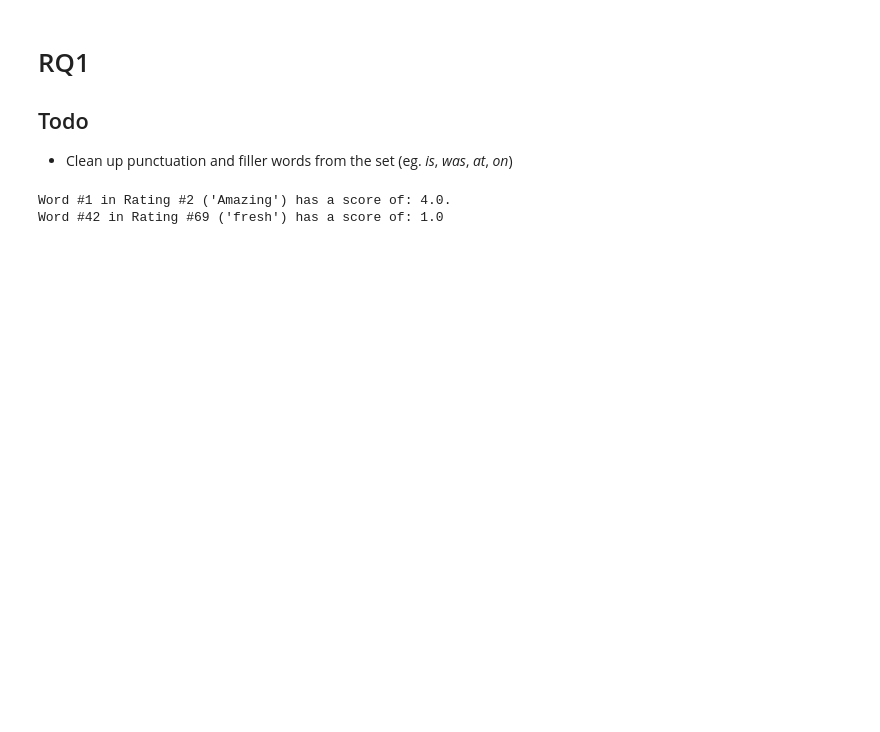
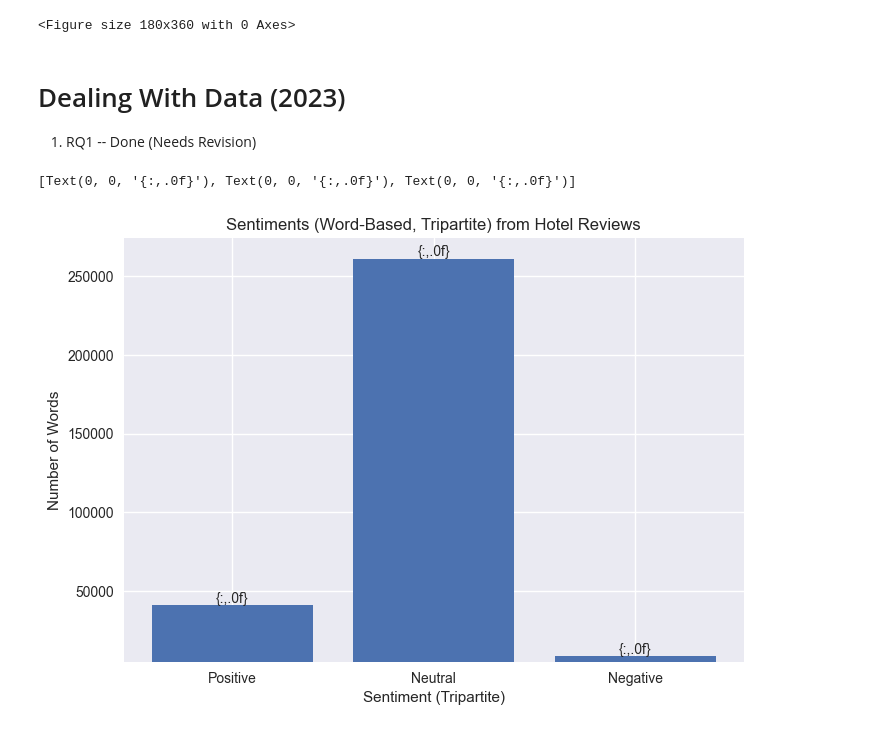
Before and after one commit to jiyometrik/pw23, a Jupyter notebook: main.ipynb, the cells around one changed output. Cells and saved outputs as stored; diff of their text form; code cells hidden in the pictures; blank space fills up the shorter version.

```diff
--- a/main.ipynb
+++ b/main.ipynb
@@ -1,41 +1,71 @@
-# %% [markdown]
-# RQ1
-
-## Todo
-- Clean up punctuation and filler words from the set (eg. _is_, _was_, _at_, _on_)
+# %%
+import pandas as pd
+import nltk as nt
+from afinn import Afinn
+import matplotlib.pyplot as plt
+
+# TODO: uncomment the following two lines for the first time you run this program!
+# nt.download('punkt')
+# nt.download('stopwords')
+
+# matplotlib things
+plt.figure(figsize=(3,6), dpi=60)
+plt.style.use('seaborn')
+# %% [output]
+<Figure size 180x360 with 0 Axes>
+# %%
+def pos(a): return a > 0.0
+def neg(a): return a < 0.0
+def neut(a): return a == 0.0
+# %% [markdown]
+# Dealing With Data (2023)
+1. RQ1 -- Done (Needs Revision)
 # %%
-import pandas as pd
-import nltk as nt
-from afinn import Afinn
-# nt.download('punkt') # uncomment this every time you run this program!
+# define some stopwords
+stop = nt.corpus.stopwords.words('english')
+for i in '$-@_.&+#!*\\(),\'"?:%':
+	stop.append(i)
 
 # read the data
 rdata = pd.read_csv('Datafiniti_Hotel_Reviews.csv', header=0, sep=',', on_bad_lines='skip')
 
 # extract the title and body text of each review into a large list
 rtext, rtitle = rdata['reviews.text'].astype(str), rdata['reviews.title'].astype(str)
 
 # remove "... More" from reviews (if it exists)
 # suubstitute every instance of "... More" with an empty string
-rtext = rtext.str.replace('((Bad|Good):)|\.\.\. More', '', regex=True)
+rtext = rtext.str.replace('((Bad|Good):)|(\\.\\.\\. More)', '', regex=True)
 
-# tokenise
-rtext_tk = rtext.apply(nt.word_tokenize)
+# tokenise, remove stop words and puncutation
+rtext_tk = (rtext.apply(nt.word_tokenize)).apply(lambda x: [wd for wd in x if wd.lower() not in stop])
 
 # create a giant array for sentiments
 rtext_stm = []
 
 afn = Afinn() # initialise an afinn instance
 
 # loop through the tokenised list and assign each word a score
 for rtk in rtext_tk:
 	sentiments = [afn.score(r) for r in rtk]
-	# print(sentiments)
 	rtext_stm.append(sentiments)
 
-# testing
-print(f"Word #1 in Rating #2 ('{rtext_tk[1][0]}') has a score of: {rtext_stm[1][0]}.")
-print(f"Word #42 in Rating #69 ('{rtext_tk[68][41]}') has a score of: {rtext_stm[68][41]}")
+# get sentiment data in one big list
+rtext_stm_flat = [i for sublist in rtext_stm for i in sublist]
+
+# filter the sentiment data
+stm_pos, stm_neut, stm_neg = list(filter(pos, rtext_stm_flat)), list(filter(neut, rtext_stm_flat)), list(filter(neg, rtext_stm_flat))
+stm_cat = ['Positive', 'Neutral', 'Negative']
+stm_totals = [len(stm_pos), len(stm_neut), len(stm_neg)]
+
+# make the graph
+fig, ax = plt.subplots()
+# bars = ax.bar(stm_cat, stm_totals, width=.6)
+bar_container = ax.bar(stm_cat, stm_totals)
+ax.set_title('Sentiments (Word-Based, Tripartite) from Hotel Reviews')
+ax.set_xlabel('Sentiment (Tripartite)')
+ax.set_ylabel('Number of Words')
+ax.set_ylim(bottom=5000)
+ax.bar_label(bar_container, fmt='{:,.0f}')
 # %% [output]
-Word #1 in Rating #2 ('Amazing') has a score of: 4.0.
-Word #42 in Rating #69 ('fresh') has a score of: 1.0
+[Text(0, 0, '{:,.0f}'), Text(0, 0, '{:,.0f}'), Text(0, 0, '{:,.0f}')]
+[figure, added]
```
Also changed, not shown: 2 other files.
